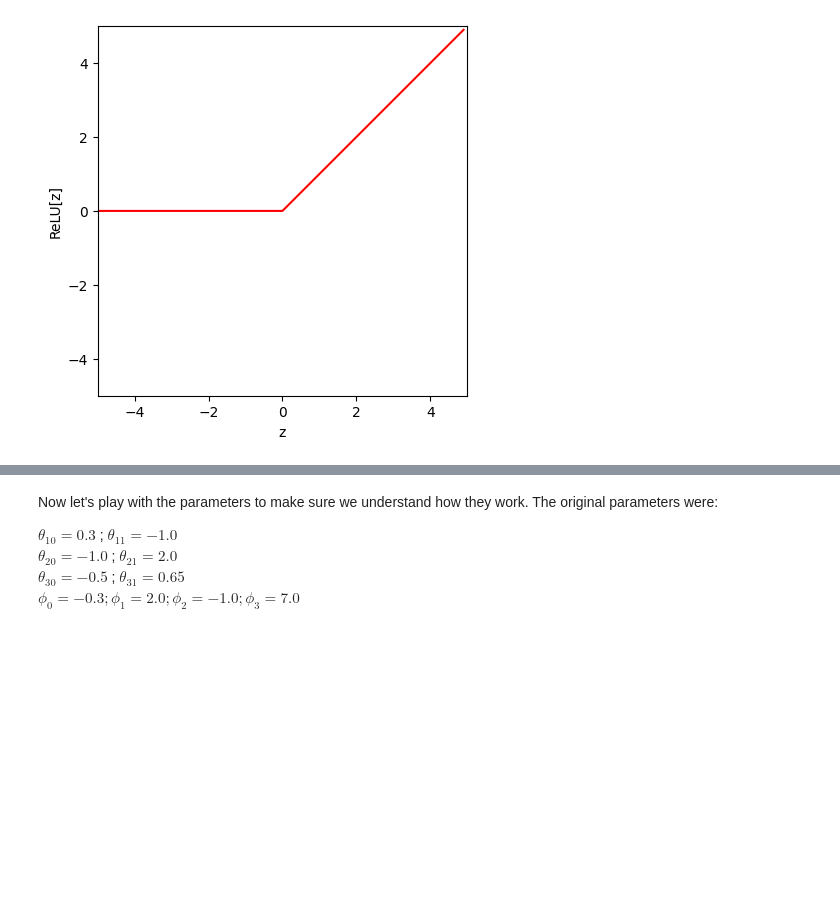
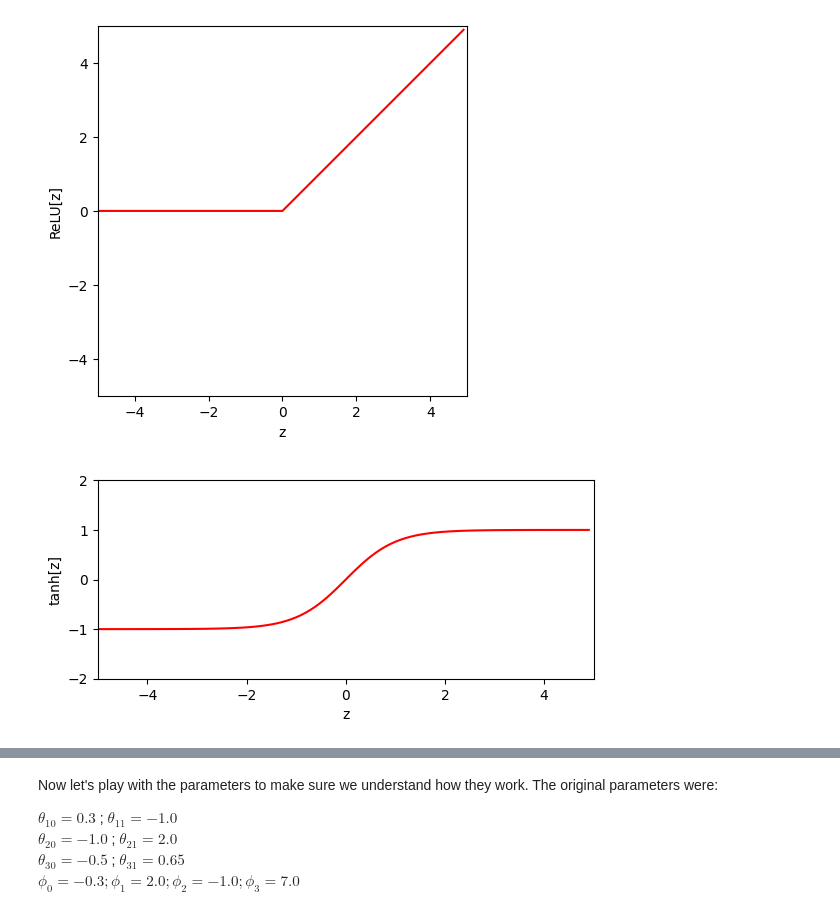
Before and after one commit to vvithurshan/DL_Practice, a Jupyter notebook: Notebooks/Chap03/3_1_Shallow_Networks_I.ipynb, the cells around one changed output, grey strips where cells are left out. Saved outputs shown, nothing was run; the diff lists cells and outputs as text; code cells hidden in the pictures; blank space fills up the shorter version.

```diff
--- a/Notebooks/Chap03/3_1_Shallow_Networks_I.ipynb
+++ b/Notebooks/Chap03/3_1_Shallow_Networks_I.ipynb
@@ -56,3 +67,17 @@ ax.set_aspect('equal')
 plt.show()
 # %% [output]
 [figure]
+# %%
+# Make an array of inputs
+z = np.arange(-5,5,0.1)
+tanh = tanh_activation(z)
+
+# Plot the ReLU function
+fig, ax = plt.subplots()
+ax.plot(z,tanh,'r-')
+ax.set_xlim([-5,5]);ax.set_ylim([-2,2])
+ax.set_xlabel('z'); ax.set_ylabel('tanh[z]')
+ax.set_aspect('equal')
+plt.show()
+# %% [output]
+[figure, added]
```
Also changed, not shown: parts of 4 cells of this notebook.
